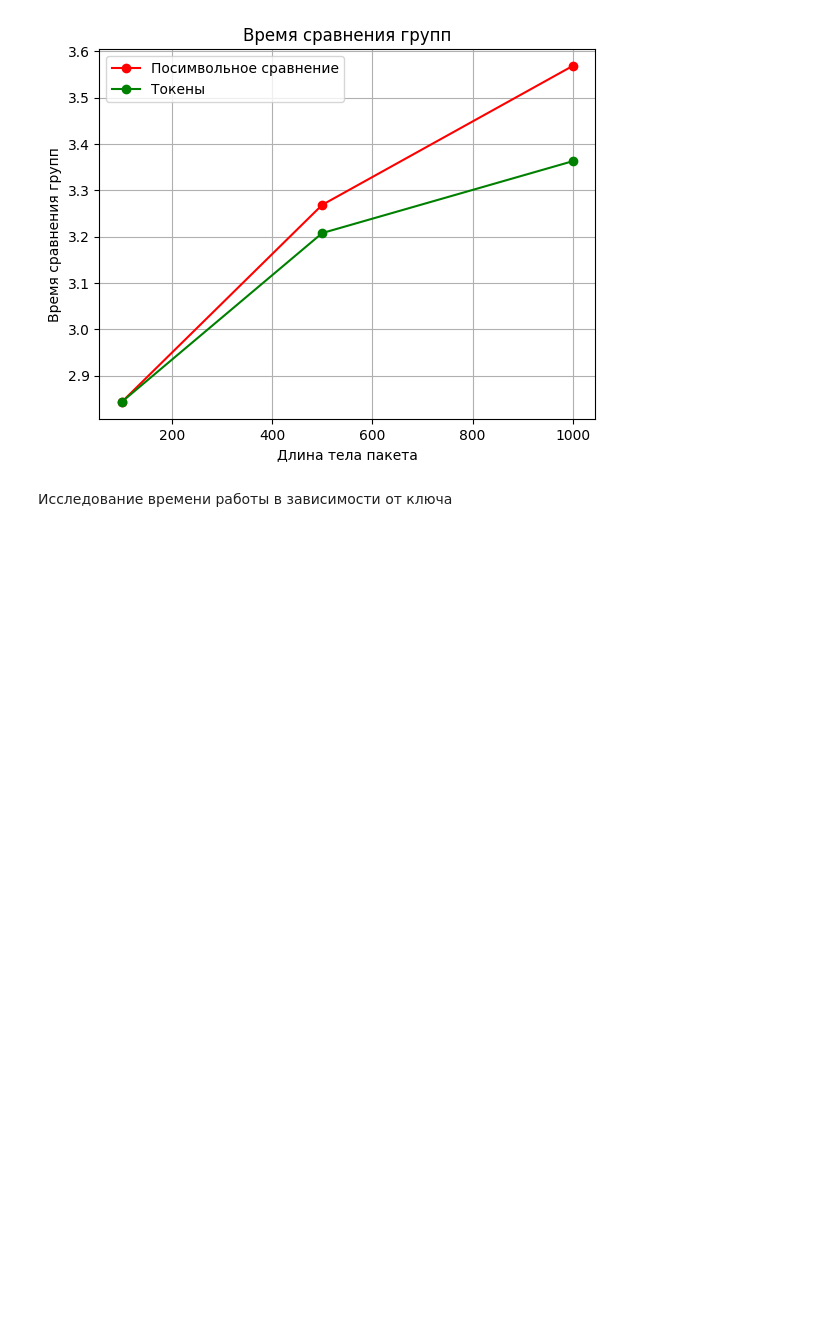
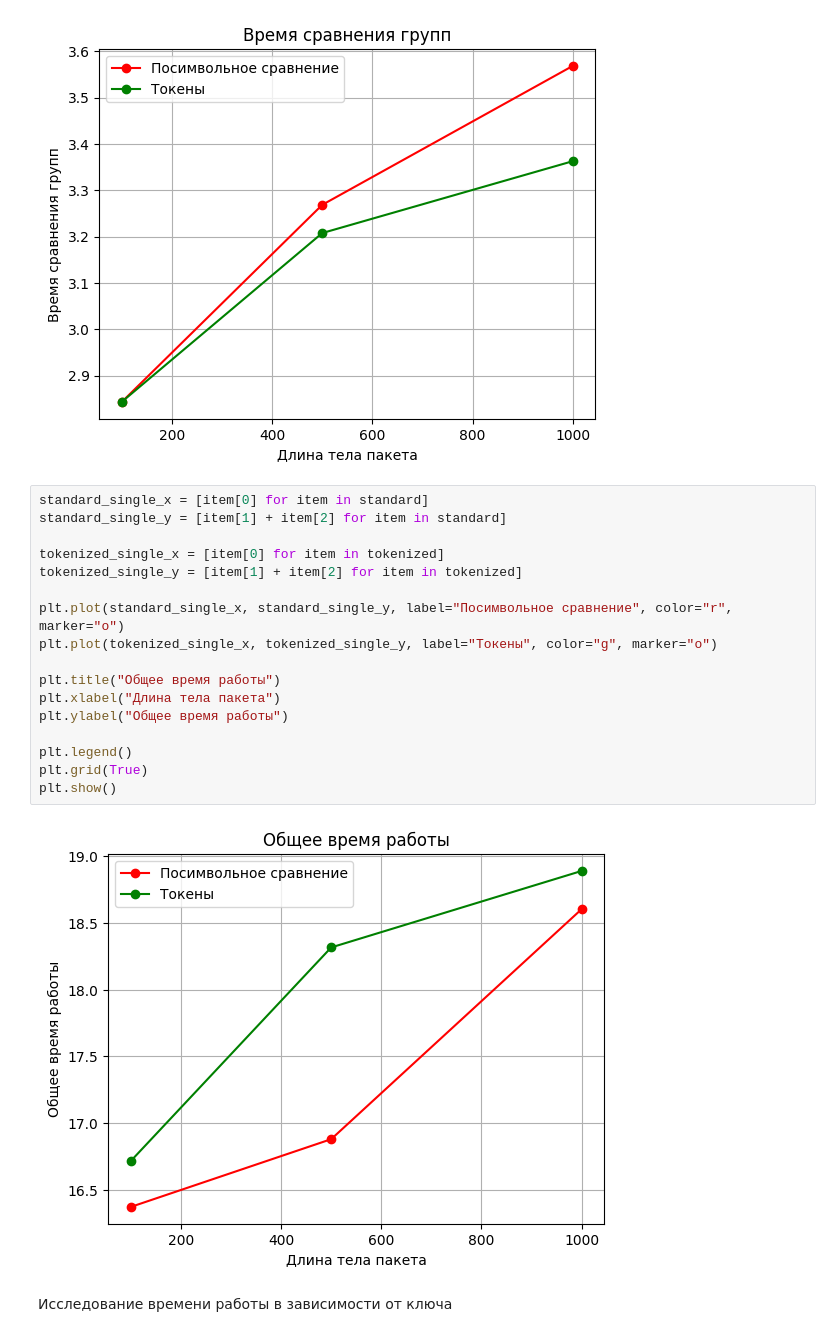
Before and after one commit to stamplevskiyd/loss-analyzer, a Jupyter notebook: research.ipynb, the cells around one changed output. Saved outputs shown, nothing was run; the diff lists cells and outputs as text; blank space fills up the shorter version.

Commit message:
Updated charts

```diff
--- a/research.ipynb
+++ b/research.ipynb
@@ -147,6 +147,25 @@ plt.grid(True)
 plt.show()
 # %% [output]
 [figure]
+# %%
+standard_single_x = [item[0] for item in standard]
+standard_single_y = [item[1] + item[2] for item in standard]
+
+tokenized_single_x = [item[0] for item in tokenized]
+tokenized_single_y = [item[1] + item[2] for item in tokenized]
+
+plt.plot(standard_single_x, standard_single_y, label="Посимвольное сравнение", color="r", marker="o")
+plt.plot(tokenized_single_x, tokenized_single_y, label="Токены", color="g", marker="o")
+
+plt.title("Общее время работы")
+plt.xlabel("Длина тела пакета")
+plt.ylabel("Общее время работы")
+
+plt.legend()
+plt.grid(True)
+plt.show()
+# %% [output]
+[figure, added]
 # %% [markdown]
 Исследование времени работы в зависимости от ключа
 # %%
```
Also changed, not shown: parts of 2 cells of this notebook, 1 other file.
